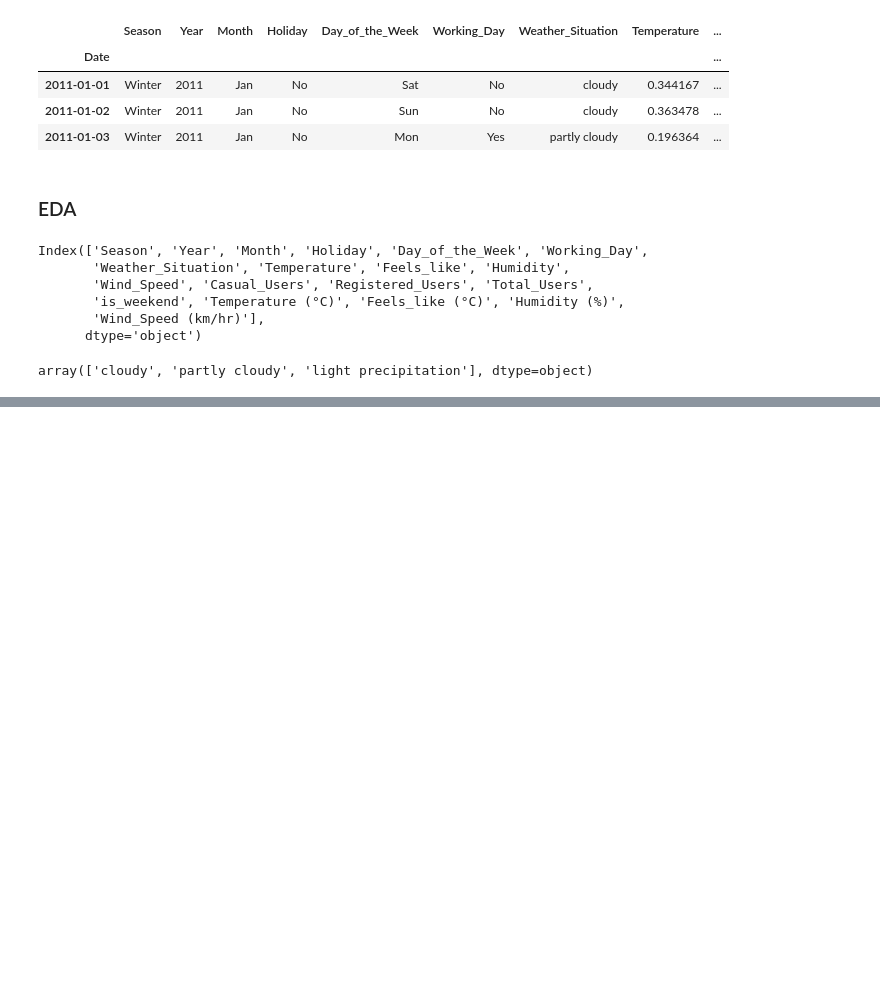
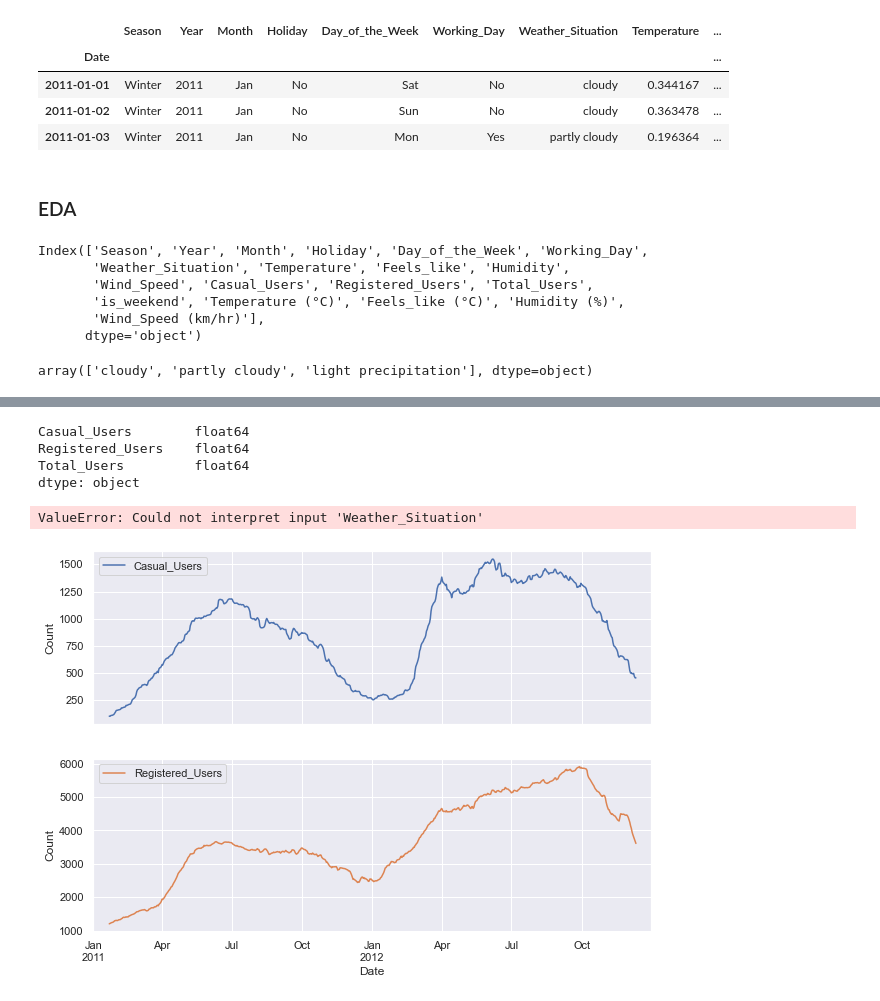
Before and after one commit to tanchaud/BikeSharing_Data_Analysis, a Jupyter notebook: bike_DAYdata_analysis.ipynb, the cells around one changed output, grey strips where cells are left out. Saved outputs shown, nothing was run; the diff lists cells and outputs as text; code cells hidden in the pictures; blank space fills up the shorter version.

```diff
--- a/bike_DAYdata_analysis.ipynb
+++ b/bike_DAYdata_analysis.ipynb
@@ -203,0 +192,25 @@ TypeError: The DTypes <class 'numpy.dtype[float64]'> and <class 'numpy.dtype[dat
+# %%
+# To set a business objective of increasing casual user count
+
+fig, axes = plt.subplots(2, 1, figsize=(7, 5), sharex=True)
+for name, ax in zip(['Casual_Users', 'Registered_Users'], axes):
+    sns.boxplot(data=df_day, x='Year', y=name, ax=ax) #x='Month', 'Day_of_the_Week'
+    ax.set_ylabel(name)
+    ax.set_title(name)
+    ax.set_xlabel('')
+# %%
+fig, axes = plt.subplots(2, 1, figsize=(10, 7), sharex=True)
+for name, ax in zip(['Casual_Users', 'Registered_Users'], axes):
+    sns.boxplot(data=df_day, x='Month', y=name, ax=ax) #x='Month', 'Day_of_the_Week'
+    ax.set_ylabel(name)
+    ax.set_title(name)
+    ax.set_xlabel('')
+# %%
+### Reiterating objective to increase casual user count, especially during the weekdays
+
+fig, axes = plt.subplots(2, 1, figsize=(10,7), sharex=True)
+for name, ax in zip(['Casual_Users', 'Registered_Users'], axes):
+    sns.boxplot(data=df_day, x='Day_of_the_Week', y=name, ax=ax) #x='Month', 'Day_of_the_Week'
+    ax.set_ylabel(name)
+    ax.set_title(name)
+    ax.set_xlabel('Day of the Week')
@@ -203,0 +229,5 @@ TypeError: The DTypes <class 'numpy.dtype[float64]'> and <class 'numpy.dtype[dat
+# %%
+# Compute the centered rolling mean
+data_columns = ['Casual_Users', 'Registered_Users', 'Total_Users', 'Weather_Situation']
+df_day_7d = df_day[data_columns].rolling(28, center=True).mean()
+df_day_7d.head(10)
@@ -203,0 +270,22 @@ TypeError: The DTypes <class 'numpy.dtype[float64]'> and <class 'numpy.dtype[dat
+# %%
+df_day_7d.dtypes
+# %% [output]
+Casual_Users        float64
+Registered_Users    float64
+Total_Users         float64
+dtype: object
+# %%
+sns.pointplot(data=df_day_7d, x=df_day_7d.index,y='Total_Users',hue='Weather_Situation')
+# %% [output]
+ValueError: Could not interpret input 'Weather_Situation'
+# %%
+sns.set(rc = {'figure.figsize':(10,7)})
+
+#cols_plot = ['Temperature (°C)', 'Feels_like (°C)','Humidity (%)', 'Wind_Speed (km/hr)']
+cols_plot = ['Casual_Users', 'Registered_Users']
+axes = df_day_7d[cols_plot].plot(linewidth=1.5, subplots=True)
+#axes = df_day[cols_plot].plot(marker='.', alpha=0.5, linestyle='None', figsize=(11, 9), subplots=True)
+for ax in axes:
+    ax.set_ylabel('Count')
+# %% [output]
+[figure, added]
```
Also changed, not shown: parts of 30 cells of this notebook, 4 other files.
